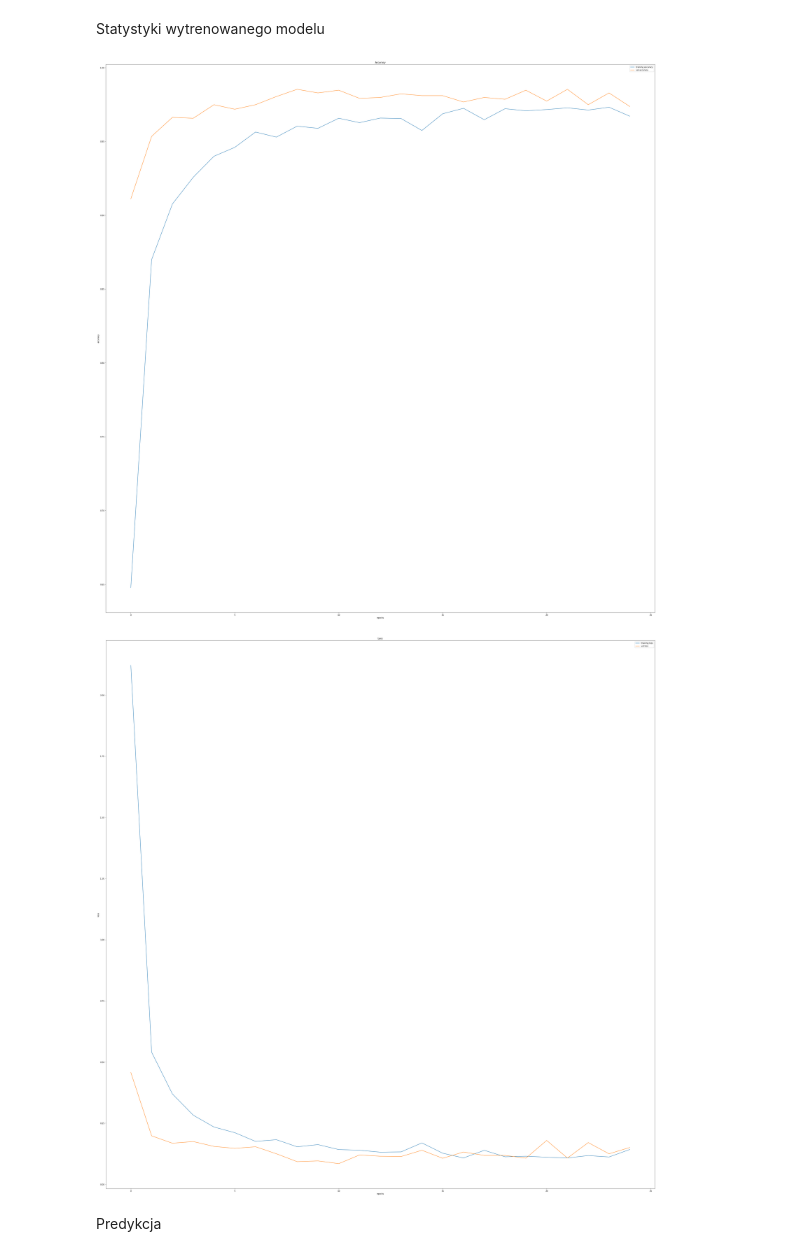
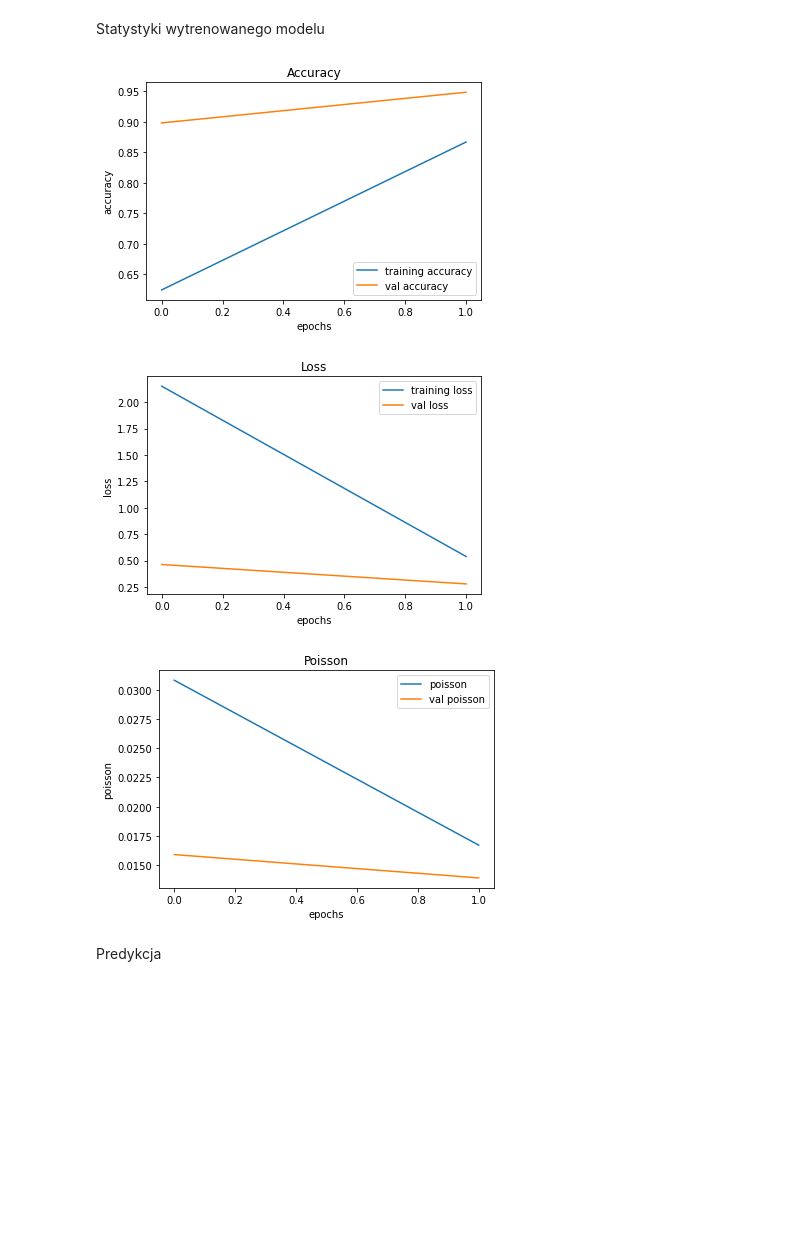
Before and after one commit to oszwilk/ArtificialIntelligenceFundamentals, a Jupyter notebook: traffic-sign2.ipynb, the cells around one changed output. Saved outputs shown, nothing was run; the diff lists cells and outputs as text; code cells hidden in the pictures; blank space fills up the shorter version.

```diff
--- a/traffic-sign2.ipynb
+++ b/traffic-sign2.ipynb
@@ -45,7 +45,7 @@ classes = os.listdir(train_path)
 validation_split_dataset = 0.1
 
 # Liczba epok
-epochs = 25
+epochs = 2
 
 model_version = 1
 # %% [markdown]
@@ -350,23 +341,34 @@ Statystyki wytrenowanego modelu
 # %%
 plt.figure(0)
 plt.plot(anc.history['accuracy'], label='training accuracy')
 plt.plot(anc.history['val_accuracy'], label='val accuracy')
 plt.title('Accuracy')
 plt.xlabel('epochs')
 plt.ylabel('accuracy')
-plt.legend()
+plt.legend(fontsize=10)
 plt.show()
+
 plt.figure(1)
 plt.plot(anc.history['loss'], label='training loss')
 plt.plot(anc.history['val_loss'], label='val loss')
 plt.title('Loss')
 plt.xlabel('epochs')
 plt.ylabel('loss')
-plt.legend()
+plt.legend(fontsize=10)
 plt.show()
+
+plt.figure(2)
+plt.plot(anc.history['poisson'], label='poisson')
+plt.plot(anc.history['val_poisson'], label='val poisson')
+plt.title('Poisson')
+plt.xlabel('epochs')
+plt.ylabel('poisson')
+plt.legend(fontsize=10)
+plt.show()
 # %% [output]
-[figure, old version]
+[figure, new version]
-[figure, old version]
+[figure, new version]
+[figure, added]
 # %% [markdown]
 Predykcja
 # %%
```
Also changed, not shown: parts of 13 cells of this notebook.
